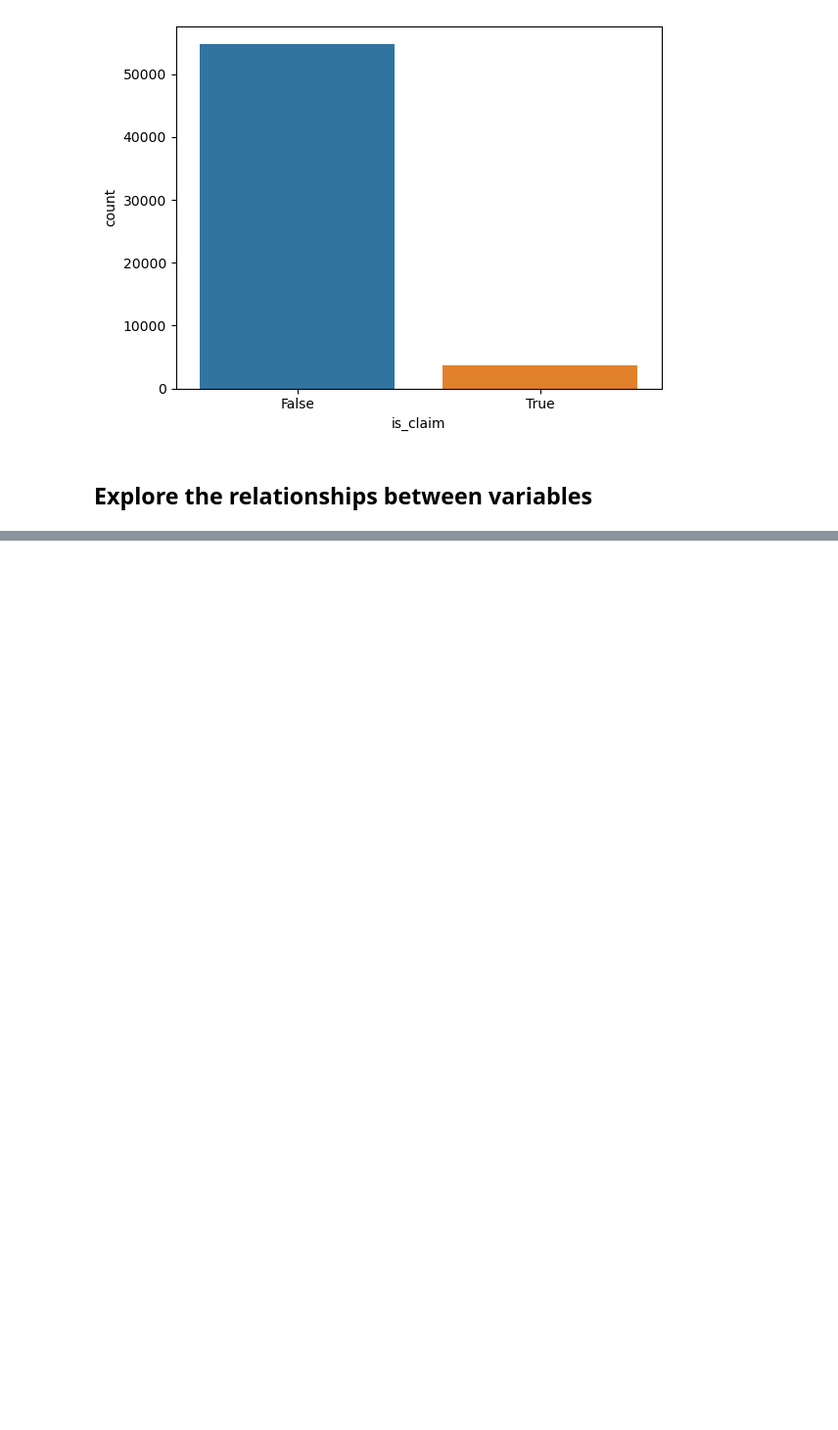
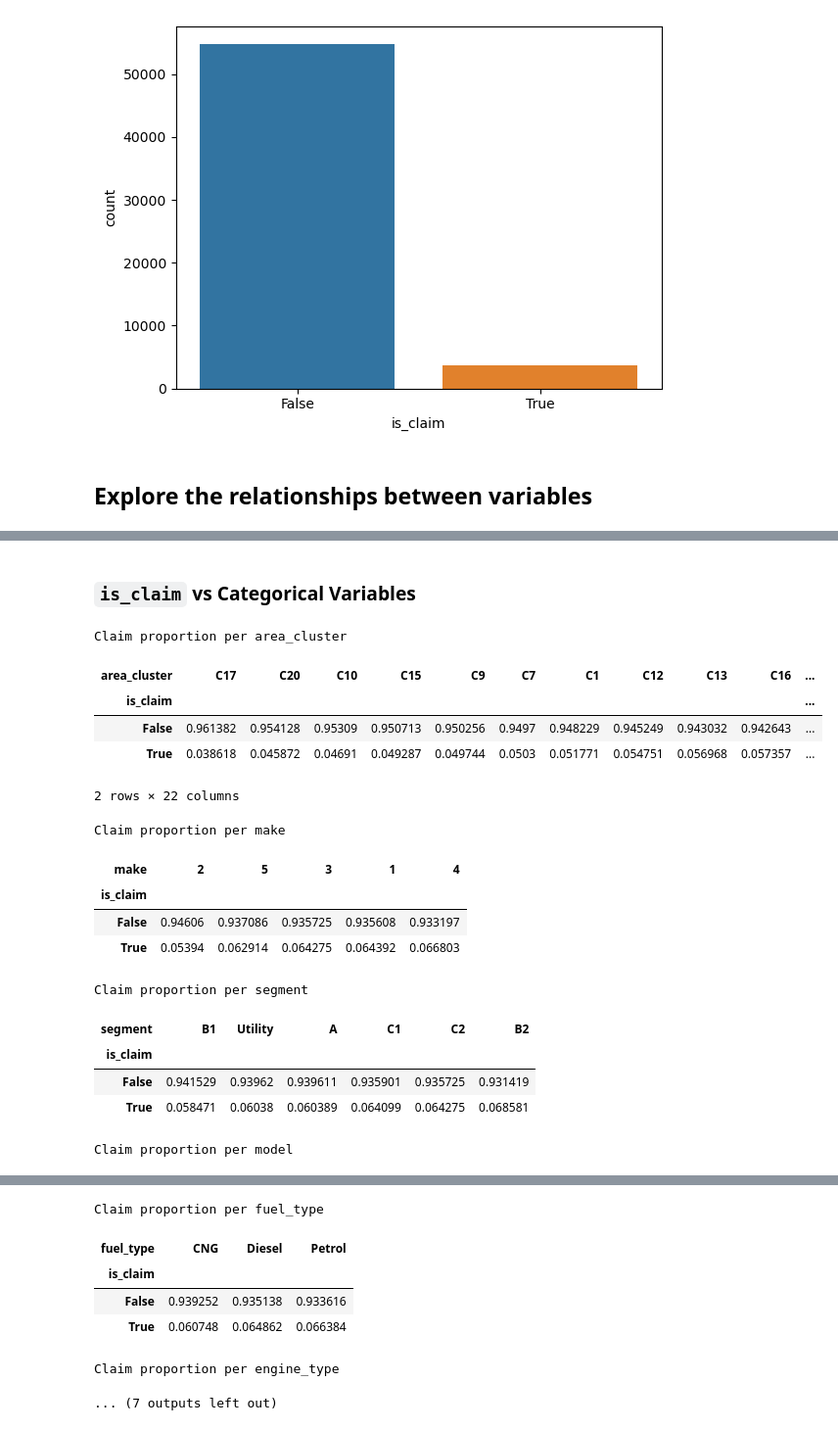
Before and after one commit to DiegoMZD/CarInsurance, a Jupyter notebook: notebooks/02_EDA.ipynb, the cells around one changed output, grey strips where cells are left out. Shown at 98% size. Drawn from its saved outputs; the diff is of its cells as text; code cells hidden in the pictures; blank space fills up the shorter version.

```diff
--- a/notebooks/02_EDA.ipynb
+++ b/notebooks/02_EDA.ipynb
@@ -858,0 +873,24 @@ memory usage: 10.9+ MB
+# %% [markdown]
+### `is_claim` vs Categorical Variables
+# %%
+for cat_var in train.select_dtypes("category").columns:
+    print(f"Claim proportion per {cat_var}")
+    display(train.groupby(cat_var)["is_claim"].value_counts(normalize = True).unstack().sort_values(by = False, ascending = False).T)
+# %% [output]
+Claim proportion per area_cluster
+| area_cluster | C17 | C20 | C10 | C15 | C9 | C7 | C1 | C12 | C13 | C16 | ... |
+| is_claim |  |  |  |  |  |  |  |  |  |  | ... |
+| False | 0.961382 | 0.954128 | 0.95309 | 0.950713 | 0.950256 | 0.9497 | 0.948229 | 0.945249 | 0.943032 | 0.942643 | ... |
+| True | 0.038618 | 0.045872 | 0.04691 | 0.049287 | 0.049744 | 0.0503 | 0.051771 | 0.054751 | 0.056968 | 0.057357 | ... |
+2 rows × 22 columns
+Claim proportion per make
+| make | 2 | 5 | 3 | 1 | 4 |
+| is_claim |  |  |  |  |  |
+| False | 0.94606 | 0.937086 | 0.935725 | 0.935608 | 0.933197 |
+| True | 0.05394 | 0.062914 | 0.064275 | 0.064392 | 0.066803 |
+Claim proportion per segment
+| segment | B1 | Utility | A | C1 | C2 | B2 |
+| is_claim |  |  |  |  |  |  |
+| False | 0.941529 | 0.93962 | 0.939611 | 0.935901 | 0.935725 | 0.931419 |
+| True | 0.058471 | 0.06038 | 0.060389 | 0.064099 | 0.064275 | 0.068581 |
+Claim proportion per model
@@ -858,0 +901,7 @@ memory usage: 10.9+ MB
+Claim proportion per fuel_type
+| fuel_type | CNG | Diesel | Petrol |
+| is_claim |  |  |  |
+| False | 0.939252 | 0.935138 | 0.933616 |
+| True | 0.060748 | 0.064862 | 0.066384 |
+Claim proportion per engine_type
+... (7 outputs left out)
```
Also changed, not shown: parts of 19 cells of this notebook.
